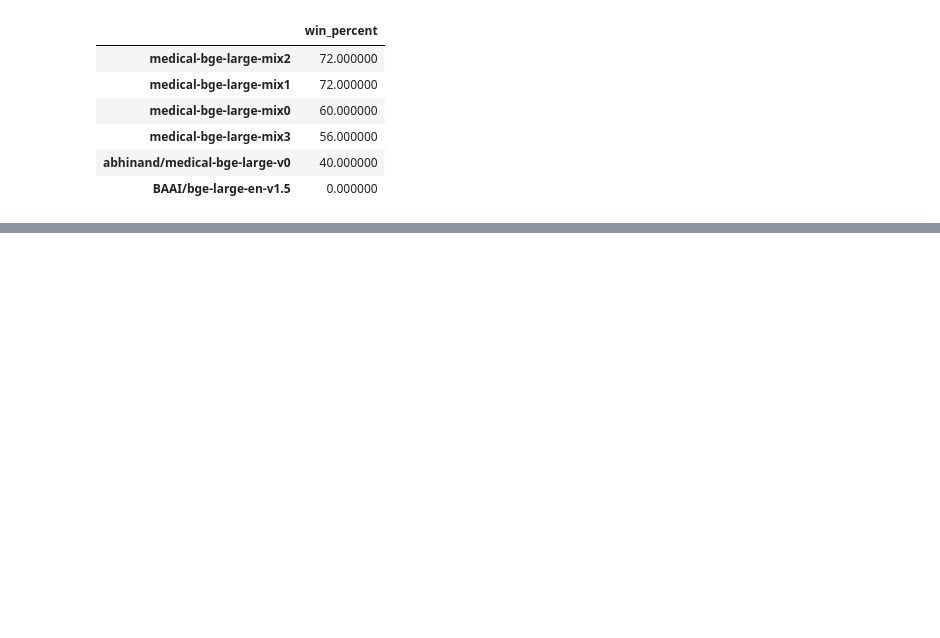
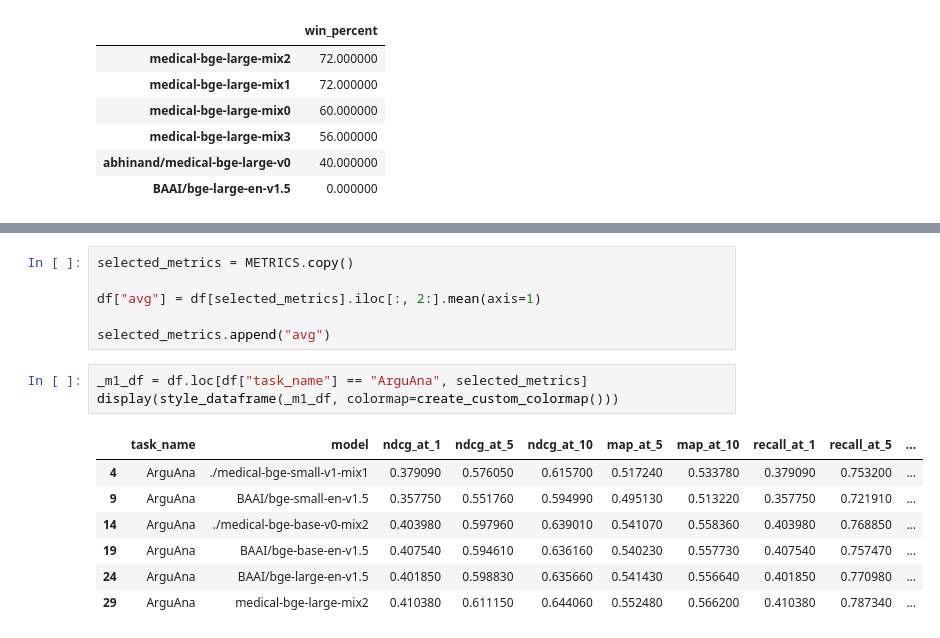
Before and after one commit to abhinand5/MedEmbed, a Jupyter notebook: notebooks/bge_result_analysis.ipynb, the cells around one changed output, grey strips where cells are left out. Cells and saved outputs as stored; diff of their text form; blank space fills up the shorter version.

```diff
--- a/notebooks/bge_result_analysis.ipynb
+++ b/notebooks/bge_result_analysis.ipynb
@@ -466,0 +482,17 @@ Model Ranking based on Head-to-Head Wins:
+# %%
+selected_metrics = METRICS.copy()
+
+df["avg"] = df[selected_metrics].iloc[:, 2:].mean(axis=1)
+
+selected_metrics.append("avg")
+# %%
+_m1_df = df.loc[df["task_name"] == "ArguAna", selected_metrics]
+display(style_dataframe(_m1_df, colormap=create_custom_colormap()))
+# %% [output]
+|  | task_name | model | ndcg_at_1 | ndcg_at_5 | ndcg_at_10 | map_at_5 | map_at_10 | recall_at_1 | recall_at_5 | ... |
+| 4 | ArguAna | ./medical-bge-small-v1-mix1 | 0.379090 | 0.576050 | 0.615700 | 0.517240 | 0.533780 | 0.379090 | 0.753200 | ... |
+| 9 | ArguAna | BAAI/bge-small-en-v1.5 | 0.357750 | 0.551760 | 0.594990 | 0.495130 | 0.513220 | 0.357750 | 0.721910 | ... |
+| 14 | ArguAna | ./medical-bge-base-v0-mix2 | 0.403980 | 0.597960 | 0.639010 | 0.541070 | 0.558360 | 0.403980 | 0.768850 | ... |
+| 19 | ArguAna | BAAI/bge-base-en-v1.5 | 0.407540 | 0.594610 | 0.636160 | 0.540230 | 0.557730 | 0.407540 | 0.757470 | ... |
+| 24 | ArguAna | BAAI/bge-large-en-v1.5 | 0.401850 | 0.598830 | 0.635660 | 0.541430 | 0.556640 | 0.401850 | 0.770980 | ... |
+| 29 | ArguAna | medical-bge-large-mix2 | 0.410380 | 0.611150 | 0.644060 | 0.552480 | 0.566200 | 0.410380 | 0.787340 | ... |
```
Also changed, not shown: parts of 20 cells of this notebook, 8 other files.
